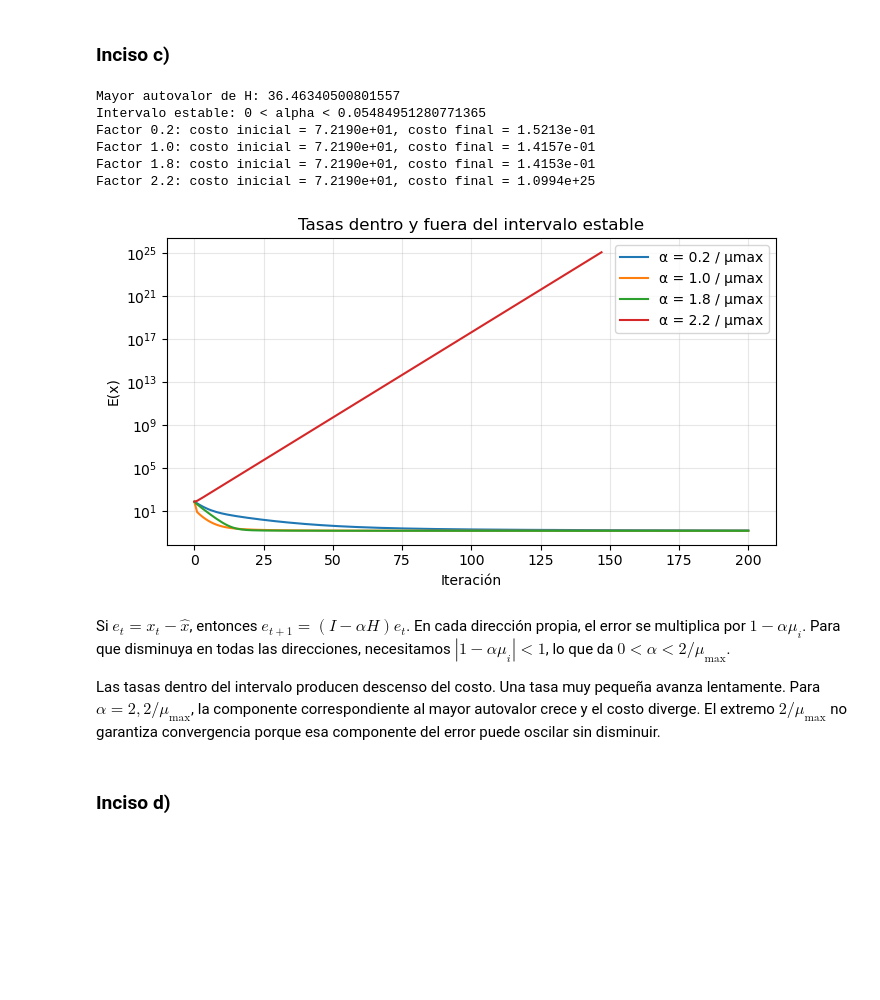
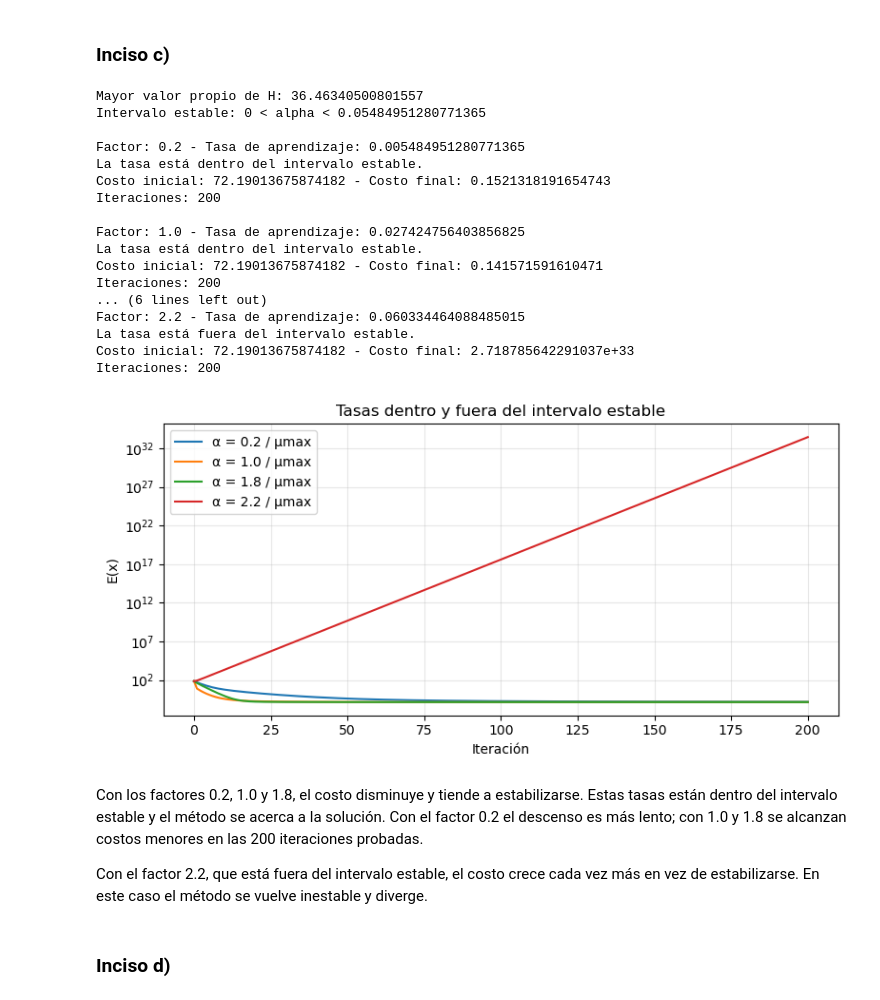
Before and after one commit to fededelcuadro/proyecto-tomografia-metodos, a Jupyter notebook: ejercicio_8.ipynb, the cells around one changed output. Cells and saved outputs as stored; diff of their text form; code cells hidden in the pictures; blank space fills up the shorter version.

Commit message:
chequeado hasta el 8

```diff
--- a/ejercicio_8.ipynb
+++ b/ejercicio_8.ipynb
@@ -174,44 +172,70 @@ Norma final del gradiente: 6.674889790112596e-09
 # %% [markdown]
 ### Inciso c)
 # %%
-limite_alpha = 2.0 / mu_max
-print("Mayor autovalor de H:", mu_max)
+# Calculamos el mayor valor propio de H y el límite para una tasa estable.
+valores_propios = np.linalg.eigvalsh(H)
+mu_max = valores_propios[-1]
+limite_alpha = 2 / mu_max
+
+print("Mayor valor propio de H:", mu_max)
 print("Intervalo estable: 0 < alpha <", limite_alpha)
+print()
 
+# Probamos tres tasas dentro del intervalo y una fuera.
 factores = [0.2, 1.0, 1.8, 2.2]
-fig, ax = plt.subplots(figsize=(7, 4))
+fig, ax = plt.subplots(figsize=(8, 4))
+
 for factor in factores:
     tasa = factor / mu_max
+
+    # Cada llamada empieza con una imagen de ceros y permite hasta 200 iteraciones.
     resultado = gradiente_descendiente(A7, b_sigma, tasa, max_iter=200, tol=1e-10)
-    ax.semilogy(resultado["costos"], label=f"α = {factor:.1f} / μmax")
-    print(f"Factor {factor:.1f}: costo inicial = {resultado['costos'][0]:.4e}, "
-          f"costo final = {resultado['costos'][-1]:.4e}")
-    if factor < 2:
-        assert np.all(np.diff(resultado["costos"]) <= 1e-9)
+    costos_prueba = resultado["costos"]
+
+    # Comparamos el costo inicial y final para ver cómo se comporta cada tasa.
+    print("Factor:", factor, "- Tasa de aprendizaje:", tasa)
+    if 0 < tasa < limite_alpha:
+        print("La tasa está dentro del intervalo estable.")
+    else:
+        print("La tasa está fuera del intervalo estable.")
+    print("Costo inicial:", costos_prueba[0], "- Costo final:", costos_prueba[-1])
+    print("Iteraciones:", resultado["iteraciones"])
+    print()
+
+    # La escala logarítmica permite mostrar el descenso y el crecimiento del costo.
+    etiqueta = "α = " + str(factor) + " / μmax"
+    ax.semilogy(costos_prueba, label=etiqueta)
+
 ax.set_xlabel("Iteración")
 ax.set_ylabel("E(x)")
 ax.set_title("Tasas dentro y fuera del intervalo estable")
 ax.legend()
 ax.grid(alpha=0.3)
 plt.tight_layout()
 plt.show()
 # %% [output]
-Mayor autovalor de H: 36.46340500801557
+Mayor valor propio de H: 36.46340500801557
 Intervalo estable: 0 < alpha < 0.05484951280771365
-Factor 0.2: costo inicial = 7.2190e+01, costo final = 1.5213e-01
-Factor 1.0: costo inicial = 7.2190e+01, costo final = 1.4157e-01
-Factor 1.8: costo inicial = 7.2190e+01, costo final = 1.4153e-01
-Factor 2.2: costo inicial = 7.2190e+01, costo final = 1.0994e+25
+
+Factor: 0.2 - Tasa de aprendizaje: 0.005484951280771365
+La tasa está dentro del intervalo estable.
+Costo inicial: 72.19013675874182 - Costo final: 0.1521318191654743
+Iteraciones: 200
+
+Factor: 1.0 - Tasa de aprendizaje: 0.027424756403856825
+La tasa está dentro del intervalo estable.
+Costo inicial: 72.19013675874182 - Costo final: 0.141571591610471
+Iteraciones: 200
+... (6 lines left out)
+Factor: 2.2 - Tasa de aprendizaje: 0.060334464088485015
+La tasa está fuera del intervalo estable.
+Costo inicial: 72.19013675874182 - Costo final: 2.718785642291037e+33
+Iteraciones: 200
-[figure, old version]
+[figure, new version]
 # %% [markdown]
-Si $e_t=x_t-\hat x$, entonces $e_{t+1}=(I-\alpha H)e_t$. En cada dirección propia,
-el error se multiplica por $1-\alpha\mu_i$. Para que disminuya en todas las direcciones,
-necesitamos $|1-\alpha\mu_i|<1$, lo que da $0<\alpha<2/\mu_{\max}$.
+Con los factores 0.2, 1.0 y 1.8, el costo disminuye y tiende a estabilizarse. Estas tasas están dentro del intervalo estable y el método se acerca a la solución. Con el factor 0.2 el descenso es más lento; con 1.0 y 1.8 se alcanzan costos menores en las 200 iteraciones probadas.
 
-Las tasas dentro del intervalo producen descenso del costo. Una tasa muy pequeña avanza
-lentamente. Para $\alpha=2{,}2/\mu_{\max}$, la componente correspondiente al mayor autovalor
-crece y el costo diverge. El extremo $2/\mu_{\max}$ no garantiza convergencia porque esa
-componente del error puede oscilar sin disminuir.
+Con el factor 2.2, que está fuera del intervalo estable, el costo crece cada vez más en vez de estabilizarse. En este caso el método se vuelve inestable y diverge.
 # %% [markdown]
 ### Inciso d)
 # %%
```
Also changed, not shown: parts of 6 cells of this notebook.
